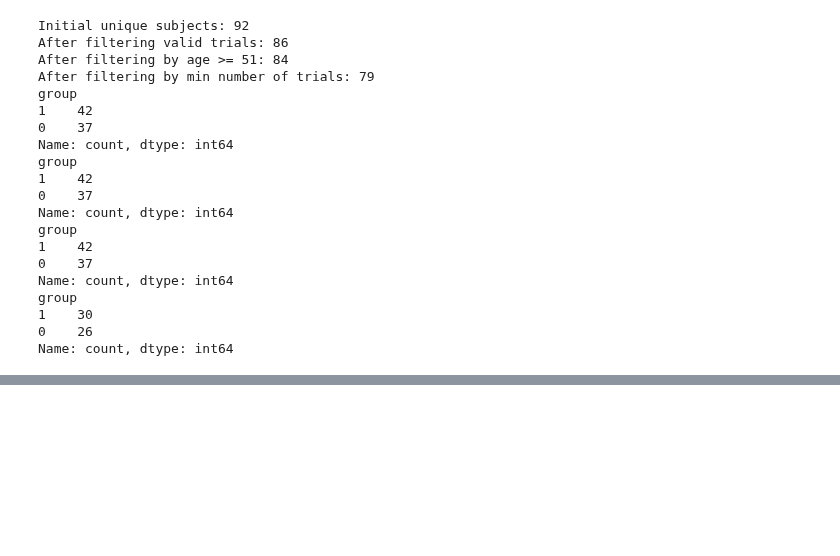
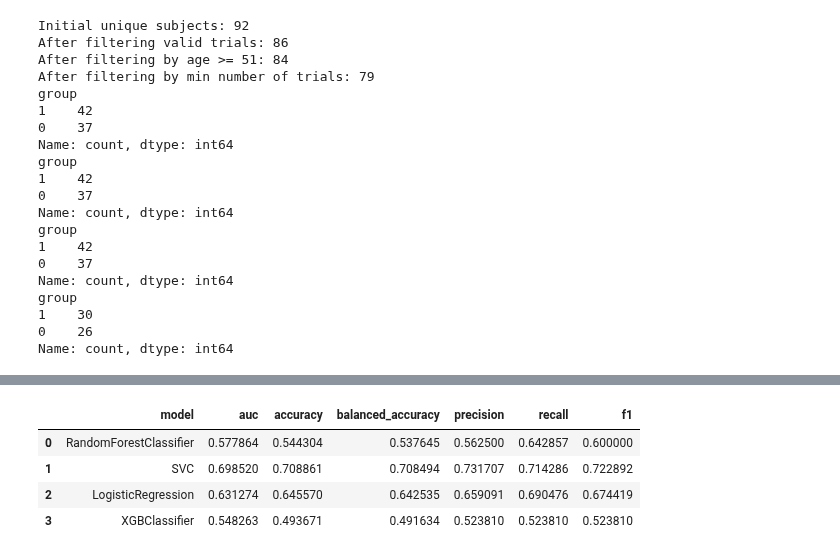
Before and after one commit to gianluca-capelo/tmt-analysis, a Jupyter notebook: notebooks/modelling.ipynb, the cells around one changed output, grey strips where cells are left out. Cells and saved outputs as stored; diff of their text form; code cells hidden in the pictures; blank space fills up the shorter version.

Commit message:
leave one out and concatenation of pred

```diff
--- a/notebooks/modelling.ipynb
+++ b/notebooks/modelling.ipynb
@@ -549,6 +531,3 @@ group
 1    30
 0    26
 Name: count, dtype: int64
-# %%
-for col in [i for i in df_digital_tmt_with_target.columns if 'hesit' in i]:
-    display(df_digital_tmt_with_target[[col, 'group']].corr())
@@ -1552,0 +1278,33 @@ inner_cv seed: 9
+# %%
+def calculate_metrics_leave_one_out(df, model_name):
+    y_true = df[df['model'] == model_name]['y_test'].tolist()
+    y_pred_proba = df[df['model'] == model_name]['y_pred_proba'].tolist()
+    y_pred = [1 if p >= 0.5 else 0 for p in y_pred_proba]  # Binarize
+
+    try:
+        auc = roc_auc_score(y_true, y_pred_proba)
+    except ValueError:
+        auc = np.nan
+
+    return pd.DataFrame({
+        'model': [model_name],
+        'auc': [auc],
+        'accuracy': [accuracy_score(y_true, y_pred)],
+        'balanced_accuracy': [balanced_accuracy_score(y_true, y_pred)],
+        'precision': [precision_score(y_true, y_pred, zero_division=0)],
+        'recall': [recall_score(y_true, y_pred, zero_division=0)],
+        'f1': [f1_score(y_true, y_pred, zero_division=0)]
+    })
+
+model_dfs = [calculate_metrics_leave_one_out(all_metrics_df, model_name)
+             for model_name in all_metrics_df['model'].unique()]
+
+metrics_global = pd.concat(model_dfs, ignore_index=True)
+
+metrics_global
+# %% [output]
+|  | model | auc | accuracy | balanced_accuracy | precision | recall | f1 |
+| 0 | RandomForestClassifier | 0.577864 | 0.544304 | 0.537645 | 0.562500 | 0.642857 | 0.600000 |
+| 1 | SVC | 0.698520 | 0.708861 | 0.708494 | 0.731707 | 0.714286 | 0.722892 |
+| 2 | LogisticRegression | 0.631274 | 0.645570 | 0.642535 | 0.659091 | 0.690476 | 0.674419 |
+| 3 | XGBClassifier | 0.548263 | 0.493671 | 0.491634 | 0.523810 | 0.523810 | 0.523810 |
```
Also changed, not shown: parts of 38 cells of this notebook.
